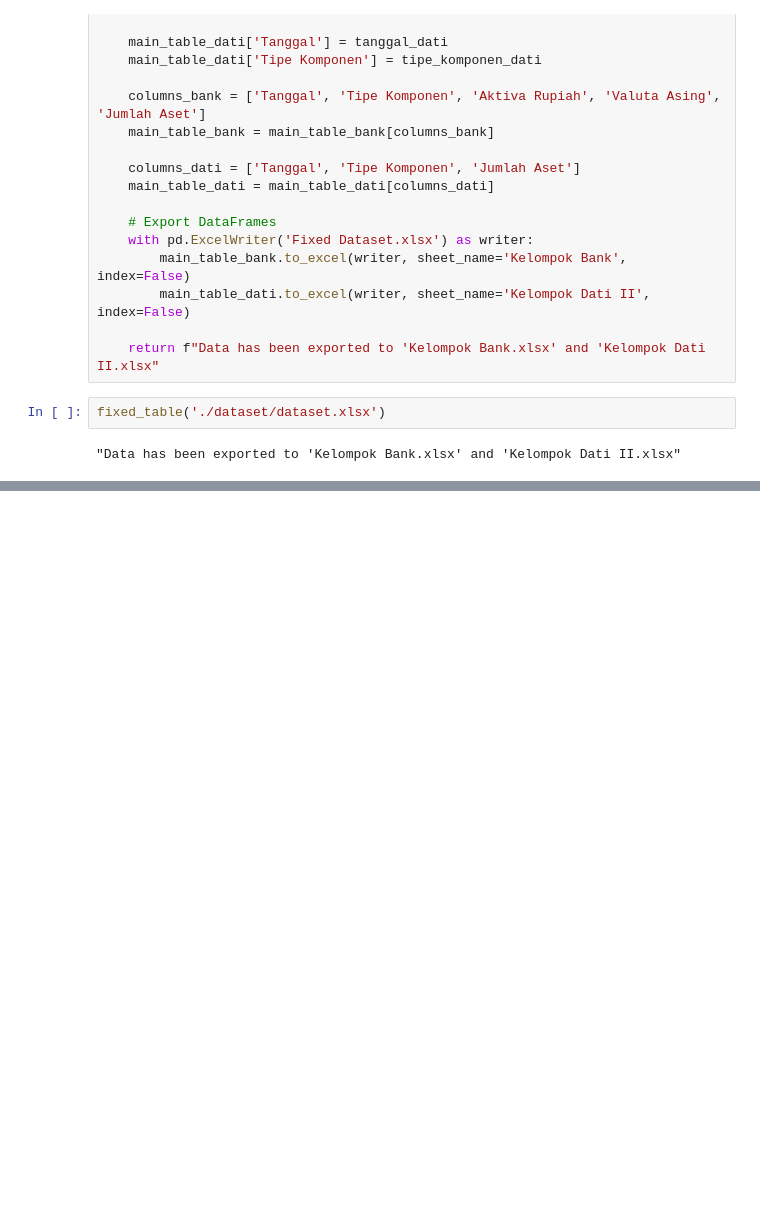
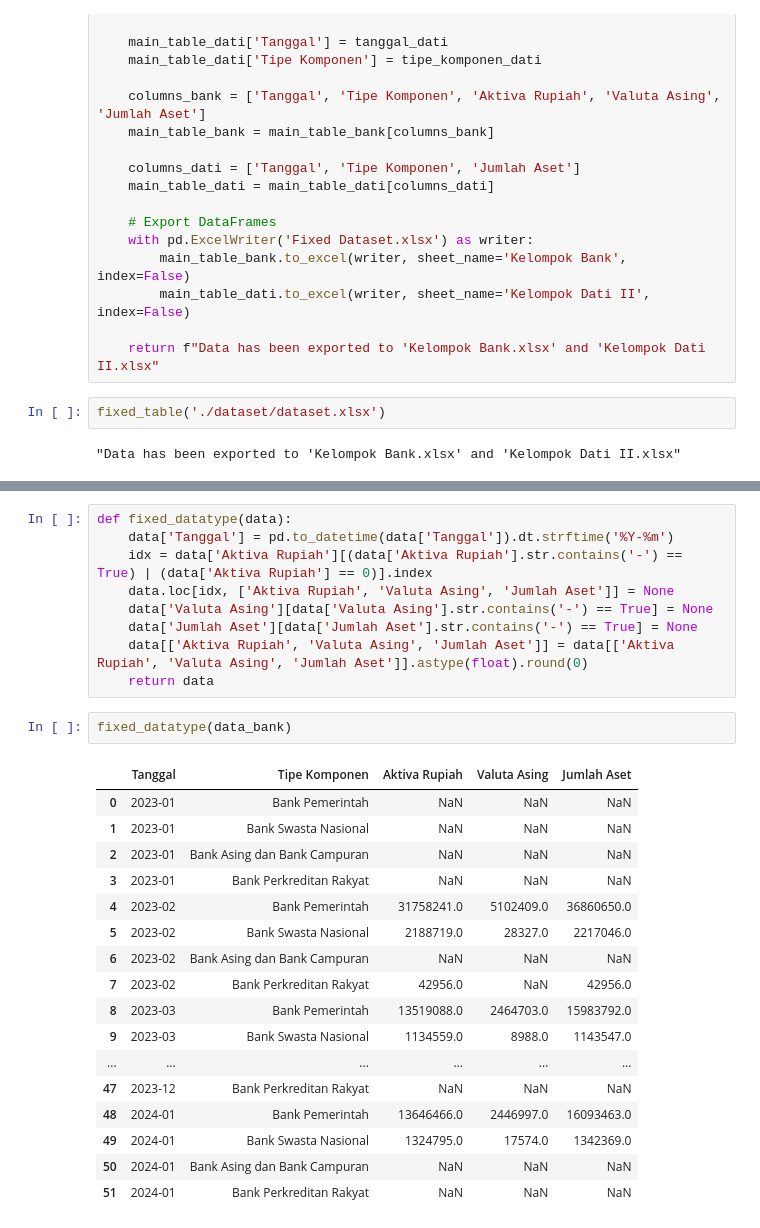
Before and after one commit to nozpera/data-cleaning-process, a Jupyter notebook: case-1/case-1.ipynb, the cells around one changed output, grey strips where cells are left out. Drawn from its saved outputs; the diff is of its cells as text; blank space fills up the shorter version.

```diff
--- a/case-1/case-1.ipynb
+++ b/case-1/case-1.ipynb
@@ -73,0 +98,29 @@ fixed_table('./dataset/dataset.xlsx')
+# %%
+def fixed_datatype(data):
+    data['Tanggal'] = pd.to_datetime(data['Tanggal']).dt.strftime('%Y-%m')
+    idx = data['Aktiva Rupiah'][(data['Aktiva Rupiah'].str.contains('-') == True) | (data['Aktiva Rupiah'] == 0)].index
+    data.loc[idx, ['Aktiva Rupiah', 'Valuta Asing', 'Jumlah Aset']] = None
+    data['Valuta Asing'][data['Valuta Asing'].str.contains('-') == True] = None
+    data['Jumlah Aset'][data['Jumlah Aset'].str.contains('-') == True] = None
+    data[['Aktiva Rupiah', 'Valuta Asing', 'Jumlah Aset']] = data[['Aktiva Rupiah', 'Valuta Asing', 'Jumlah Aset']].astype(float).round(0)
+    return data
+# %%
+fixed_datatype(data_bank)
+# %% [output]
+|  | Tanggal | Tipe Komponen | Aktiva Rupiah | Valuta Asing | Jumlah Aset |
+| 0 | 2023-01 | Bank Pemerintah | NaN | NaN | NaN |
+| 1 | 2023-01 | Bank Swasta Nasional | NaN | NaN | NaN |
+| 2 | 2023-01 | Bank Asing dan Bank Campuran | NaN | NaN | NaN |
+| 3 | 2023-01 | Bank Perkreditan Rakyat | NaN | NaN | NaN |
+| 4 | 2023-02 | Bank Pemerintah | 31758241.0 | 5102409.0 | 36860650.0 |
+| 5 | 2023-02 | Bank Swasta Nasional | 2188719.0 | 28327.0 | 2217046.0 |
+| 6 | 2023-02 | Bank Asing dan Bank Campuran | NaN | NaN | NaN |
+| 7 | 2023-02 | Bank Perkreditan Rakyat | 42956.0 | NaN | 42956.0 |
+| 8 | 2023-03 | Bank Pemerintah | 13519088.0 | 2464703.0 | 15983792.0 |
+| 9 | 2023-03 | Bank Swasta Nasional | 1134559.0 | 8988.0 | 1143547.0 |
+| ... | ... | ... | ... | ... | ... |
+| 47 | 2023-12 | Bank Perkreditan Rakyat | NaN | NaN | NaN |
+| 48 | 2024-01 | Bank Pemerintah | 13646466.0 | 2446997.0 | 16093463.0 |
+| 49 | 2024-01 | Bank Swasta Nasional | 1324795.0 | 17574.0 | 1342369.0 |
+| 50 | 2024-01 | Bank Asing dan Bank Campuran | NaN | NaN | NaN |
+| 51 | 2024-01 | Bank Perkreditan Rakyat | NaN | NaN | NaN |
```
Also changed, not shown: parts of 4 cells of this notebook.
